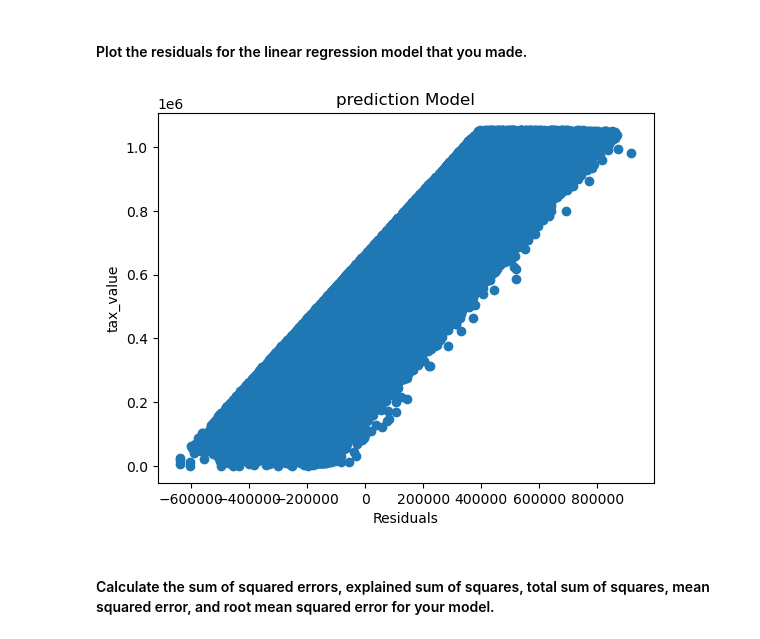
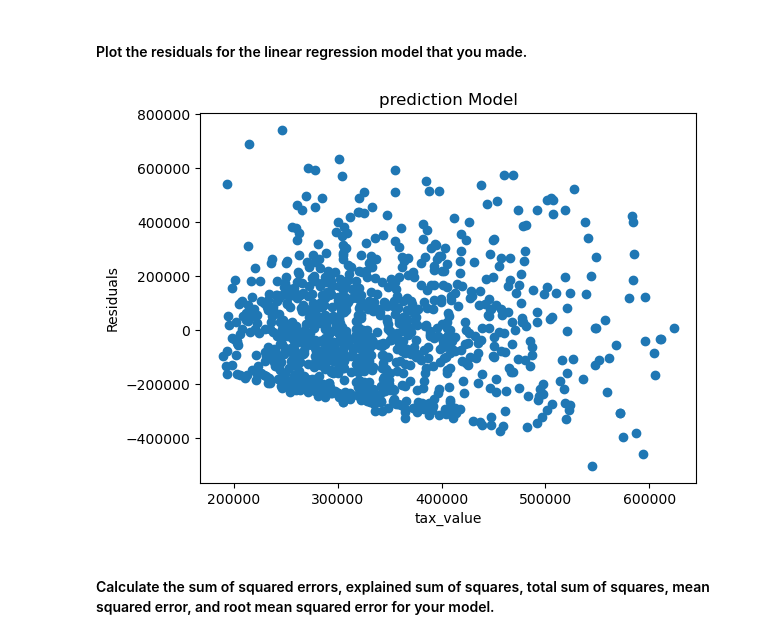
Before and after one commit to Jburch01/regression-exercises, a Jupyter notebook: evaluate.ipynb, the cells around one changed output. Cells and saved outputs as stored; diff of their text form; code cells hidden in the pictures.

Commit message:
fixed res plot

```diff
--- a/evaluate.ipynb
+++ b/evaluate.ipynb
@@ -39,4 +48,5 @@ train.head()
 # %%
 df = train.copy()
 df = df.drop(columns= ['bedrooms', 'bathrooms', 'year_built', 'taxamount', 'fips'])
+df = df.sample(1000)
 # %%
@@ -133,15 +110,15 @@ array([616770.1368227 , 391917.65373715, 331088.79284377, ...,
 # %%
 # plot data with baseline:
 
-plt.scatter(residuals, y)
+plt.scatter(predictions, residuals)
 
 
-plt.xlabel('Residuals')
-plt.ylabel("tax_value")
+plt.xlabel("tax_value")
+plt.ylabel("Residuals")
 plt.title("prediction Model")
 plt.show()
 # %% [output]
-[figure, old version]
+[figure, new version]
 # %% [markdown]
 #### Calculate the sum of squared errors, explained sum of squares, total sum of squares, mean squared error, and root mean squared error for your model.
 # %%
```
Also changed, not shown: parts of 14 cells of this notebook.
